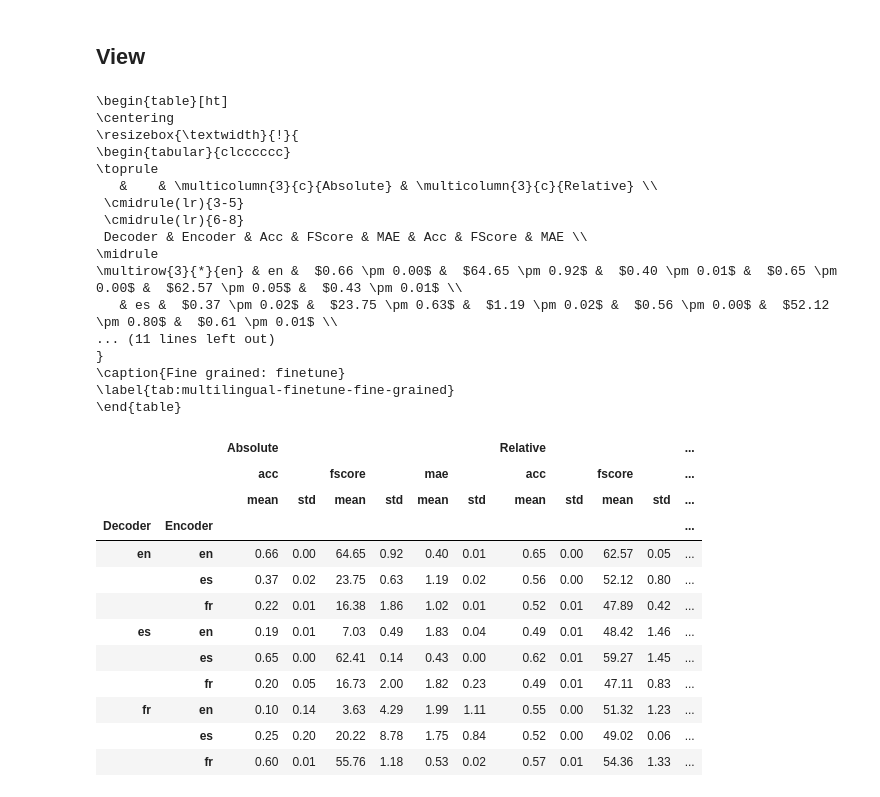
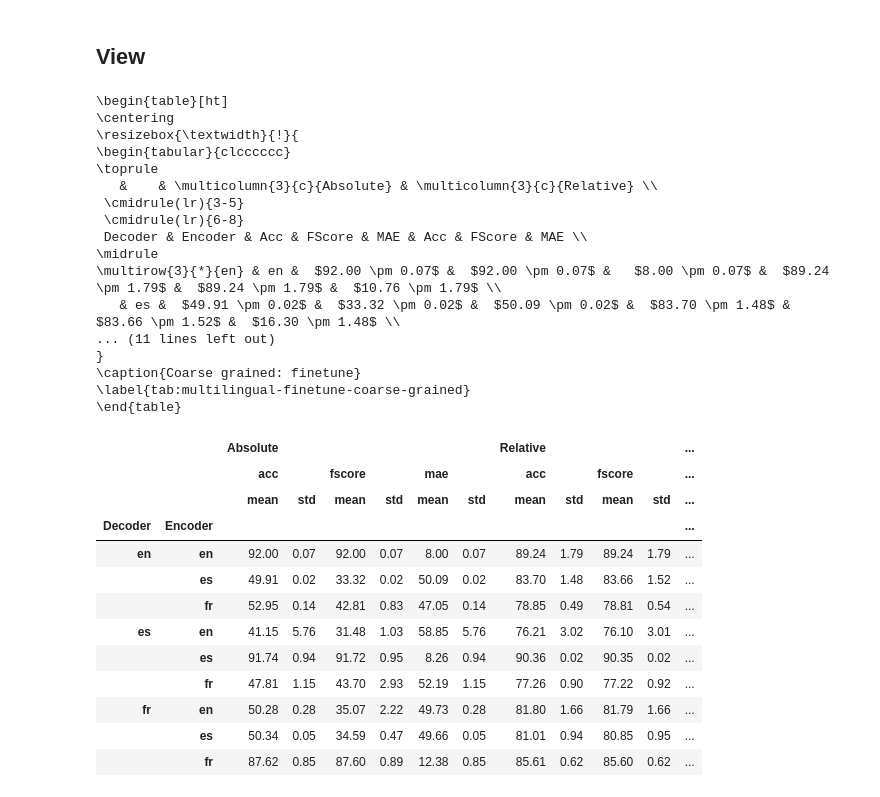
Before and after one commit to AGarciaCast/Topo_Reg_Relative_Rep, a Jupyter notebook: multilingual_stitching.ipynb, the cells around one changed output. Drawn from its saved outputs; the diff is of its cells as text; code cells hidden in the pictures.

```diff
--- a/multilingual_stitching.ipynb
+++ b/multilingual_stitching.ipynb
@@ -496,44 +494,44 @@ for mode in ["finetune", "full"]:
 # %% [markdown]
 ## View
 # %%
-fine_grained: bool = True
+fine_grained: bool = False
 
 df_fine, tex_fine = process_df(fine_grained=fine_grained, mode="finetune", path=RESULT_PATH)
 
 print(tex_fine)
 
 df_fine
 # %% [output]
 \begin{table}[ht]
 \centering
 \resizebox{\textwidth}{!}{
 \begin{tabular}{clcccccc}
 \toprule
    &    & \multicolumn{3}{c}{Absolute} & \multicolumn{3}{c}{Relative} \\
  \cmidrule(lr){3-5}
  \cmidrule(lr){6-8}
  Decoder & Encoder & Acc & FScore & MAE & Acc & FScore & MAE \\
 \midrule
-\multirow{3}{*}{en} & en &  $0.66 \pm 0.00$ &  $64.65 \pm 0.92$ &  $0.40 \pm 0.01$ &  $0.65 \pm 0.00$ &  $62.57 \pm 0.05$ &  $0.43 \pm 0.01$ \\
-   & es &  $0.37 \pm 0.02$ &  $23.75 \pm 0.63$ &  $1.19 \pm 0.02$ &  $0.56 \pm 0.00$ &  $52.12 \pm 0.80$ &  $0.61 \pm 0.01$ \\
+\multirow{3}{*}{en} & en &  $92.00 \pm 0.07$ &  $92.00 \pm 0.07$ &   $8.00 \pm 0.07$ &  $89.24 \pm 1.79$ &  $89.24 \pm 1.79$ &  $10.76 \pm 1.79$ \\
+   & es &  $49.91 \pm 0.02$ &  $33.32 \pm 0.02$ &  $50.09 \pm 0.02$ &  $83.70 \pm 1.48$ &  $83.66 \pm 1.52$ &  $16.30 \pm 1.48$ \\
 ... (11 lines left out)
 }
-\caption{Fine grained: finetune}
-\label{tab:multilingual-finetune-fine-grained}
+\caption{Coarse grained: finetune}
+\label{tab:multilingual-finetune-coarse-grained}
 \end{table}
 |  |  | Absolute |  |  |  |  |  | Relative |  |  |  | ... |
 |  |  | acc |  | fscore |  | mae |  | acc |  | fscore |  | ... |
 |  |  | mean | std | mean | std | mean | std | mean | std | mean | std | ... |
 | Decoder | Encoder |  |  |  |  |  |  |  |  |  |  | ... |
-| en | en | 0.66 | 0.00 | 64.65 | 0.92 | 0.40 | 0.01 | 0.65 | 0.00 | 62.57 | 0.05 | ... |
-|  | es | 0.37 | 0.02 | 23.75 | 0.63 | 1.19 | 0.02 | 0.56 | 0.00 | 52.12 | 0.80 | ... |
-|  | fr | 0.22 | 0.01 | 16.38 | 1.86 | 1.02 | 0.01 | 0.52 | 0.01 | 47.89 | 0.42 | ... |
-| es | en | 0.19 | 0.01 | 7.03 | 0.49 | 1.83 | 0.04 | 0.49 | 0.01 | 48.42 | 1.46 | ... |
-|  | es | 0.65 | 0.00 | 62.41 | 0.14 | 0.43 | 0.00 | 0.62 | 0.01 | 59.27 | 1.45 | ... |
-|  | fr | 0.20 | 0.05 | 16.73 | 2.00 | 1.82 | 0.23 | 0.49 | 0.01 | 47.11 | 0.83 | ... |
-| fr | en | 0.10 | 0.14 | 3.63 | 4.29 | 1.99 | 1.11 | 0.55 | 0.00 | 51.32 | 1.23 | ... |
-|  | es | 0.25 | 0.20 | 20.22 | 8.78 | 1.75 | 0.84 | 0.52 | 0.00 | 49.02 | 0.06 | ... |
-|  | fr | 0.60 | 0.01 | 55.76 | 1.18 | 0.53 | 0.02 | 0.57 | 0.01 | 54.36 | 1.33 | ... |
+| en | en | 92.00 | 0.07 | 92.00 | 0.07 | 8.00 | 0.07 | 89.24 | 1.79 | 89.24 | 1.79 | ... |
+|  | es | 49.91 | 0.02 | 33.32 | 0.02 | 50.09 | 0.02 | 83.70 | 1.48 | 83.66 | 1.52 | ... |
+|  | fr | 52.95 | 0.14 | 42.81 | 0.83 | 47.05 | 0.14 | 78.85 | 0.49 | 78.81 | 0.54 | ... |
+| es | en | 41.15 | 5.76 | 31.48 | 1.03 | 58.85 | 5.76 | 76.21 | 3.02 | 76.10 | 3.01 | ... |
+|  | es | 91.74 | 0.94 | 91.72 | 0.95 | 8.26 | 0.94 | 90.36 | 0.02 | 90.35 | 0.02 | ... |
+|  | fr | 47.81 | 1.15 | 43.70 | 2.93 | 52.19 | 1.15 | 77.26 | 0.90 | 77.22 | 0.92 | ... |
+| fr | en | 50.28 | 0.28 | 35.07 | 2.22 | 49.73 | 0.28 | 81.80 | 1.66 | 81.79 | 1.66 | ... |
+|  | es | 50.34 | 0.05 | 34.59 | 0.47 | 49.66 | 0.05 | 81.01 | 0.94 | 80.85 | 0.95 | ... |
+|  | fr | 87.62 | 0.85 | 87.60 | 0.89 | 12.38 | 0.85 | 85.61 | 0.62 | 85.60 | 0.62 | ... |
 # %%
 df_full, tex_full = process_df(fine_grained=fine_grained, mode="full", path=RESULT_PATH)
 
```
Also changed, not shown: parts of 2 cells of this notebook, 1 other file.
